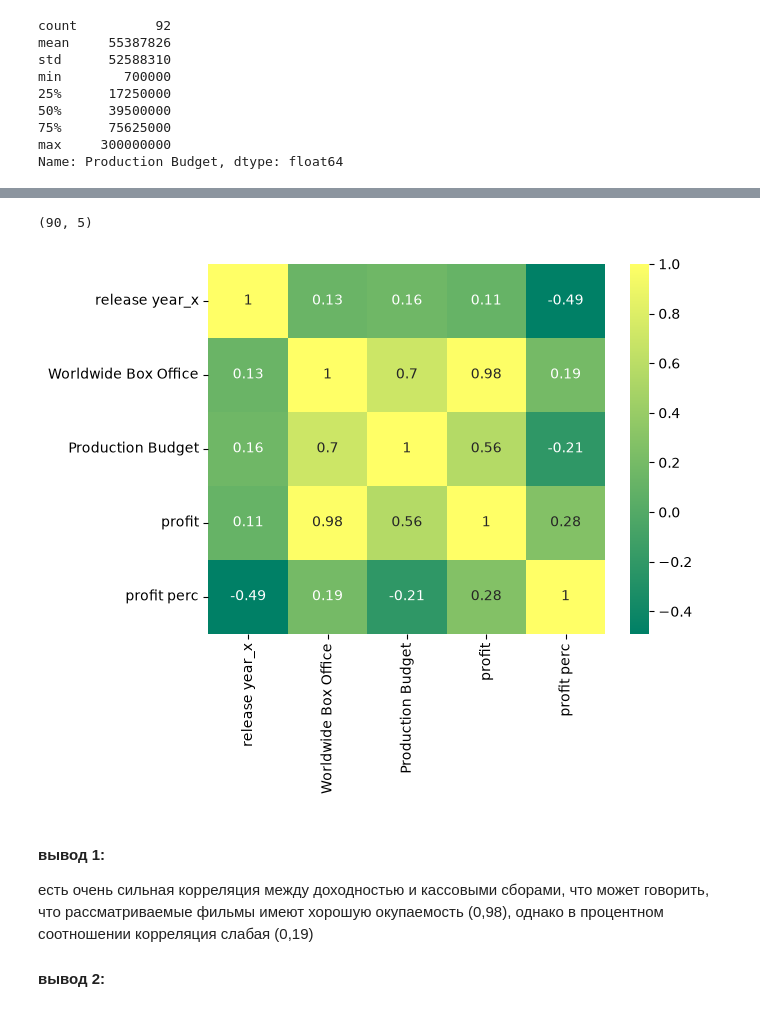
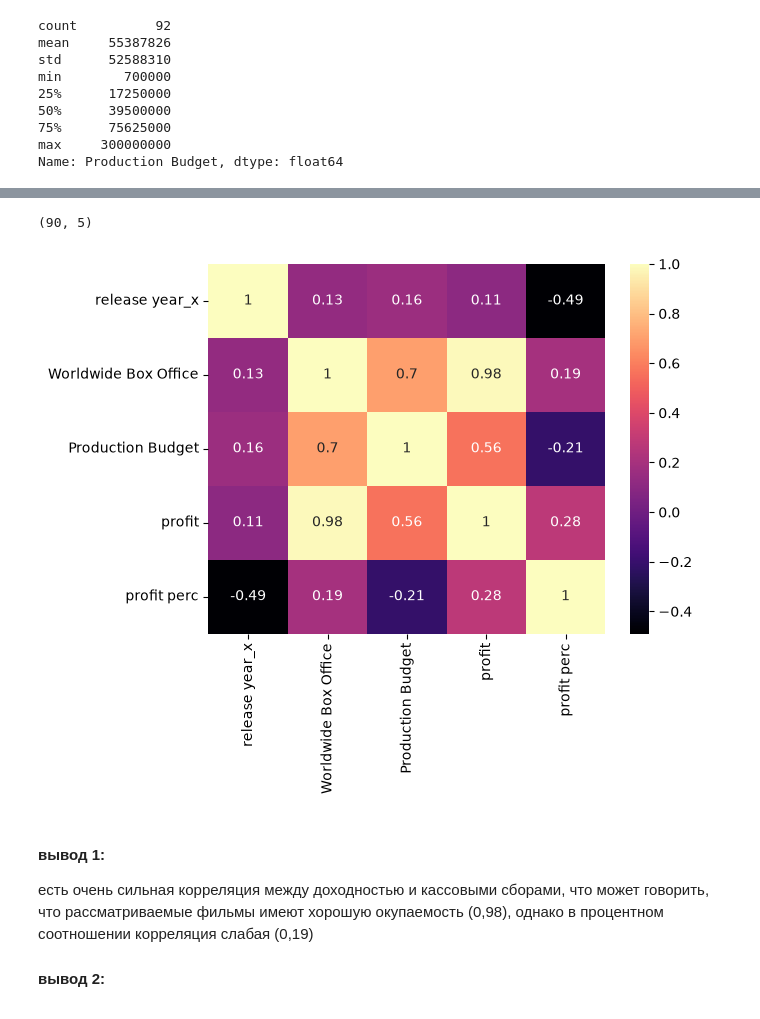
Before and after one commit to dtamendarov/MDS-EDA_Netflix, a Jupyter notebook: 02. Анализ оценок (Мария).ipynb, the cells around one changed output, grey strips where cells are left out. Saved outputs shown, nothing was run; the diff lists cells and outputs as text; code cells hidden in the pictures.

```diff
--- a/02. Анализ оценок (Мария).ipynb
+++ b/02. Анализ оценок (Мария).ipynb
@@ -145,5 +148,5 @@ memory usage: 22.1+ KB
 # %%
-df_full = df_full.drop(columns=['index', "release year_y", 'genre', 'rated', 'country', 'imdbRating', 'imdbVotes', 'release year', 'sceneDesc', 'revenue'])
+df_full = df_full.drop(columns=['index', "release year_y",'Unnamed: 0', 'genre', 'rated', 'country', 'imdbRating', 'imdbVotes', 'release year', 'sceneDesc', 'revenue'])
 # %%
 df_full.head()
 df_full.shape
@@ -175,0 +184,2 @@ np.float64(5940.0)
+# %%
+df_full["success"] = df_full['profit']> 0
@@ -240,11 +244,11 @@ import seaborn as sns
 # %%
 pd.set_option('display.float_format', '{:.3f}'.format)
 corr_data = df_full[['release year_x', 'Worldwide Box Office', 'Production Budget', 'profit', 'profit perc']].dropna()
-sns.heatmap(corr_data.corr(), cmap = 'summer', annot=True)
+sns.heatmap(corr_data.corr(), cmap = 'magma', annot=True)
 corr_data.shape
 # %% [output]
 (90, 5)
-[figure, old version]
+[figure, new version]
 # %% [markdown]
 #### вывод 1:
 есть очень cильная корреляция между доходностью и кассовыми сборами, что может говорить, что рассматриваемые фильмы имеют хорошую окупаемость (0,98), однако в процентном соотношении корреляция слабая (0,19)
```
Also changed, not shown: parts of 63 cells of this notebook.
